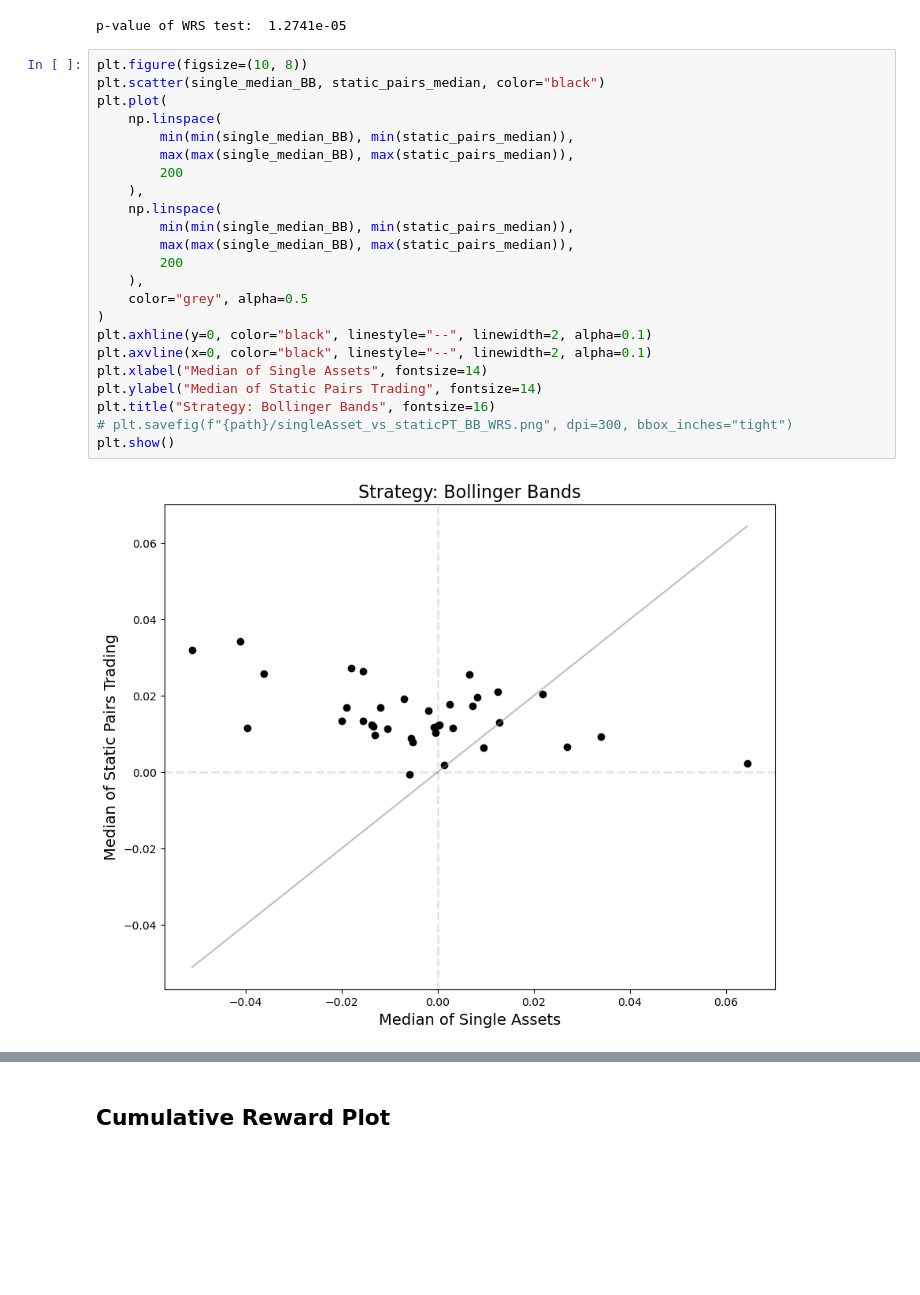
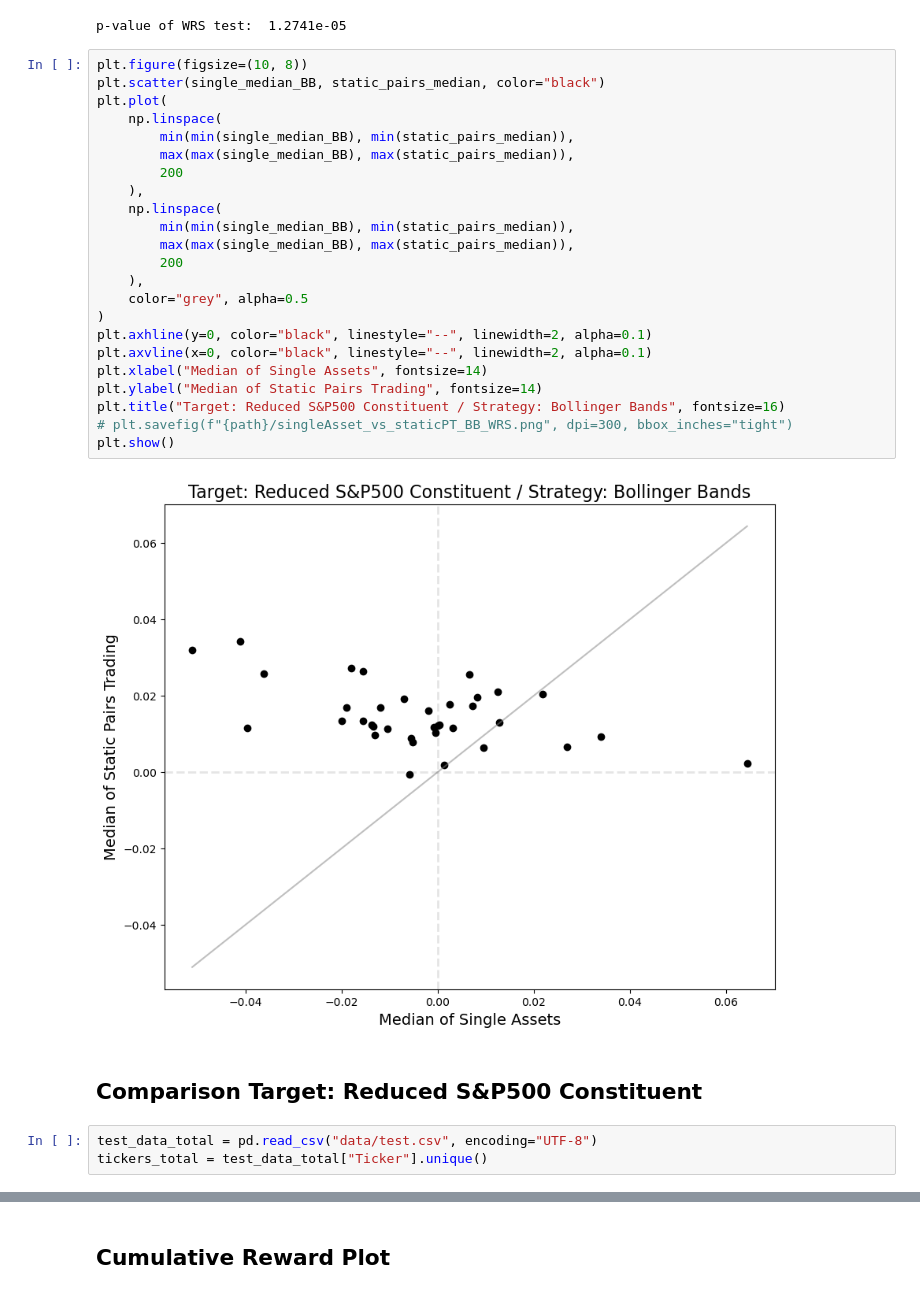
Before and after one commit to DanielHYLai/pairs-trading-with-reinforcement-learning, a Jupyter notebook: pairs-selection/comparison_oos_pairs_reduced.ipynb, the cells around one changed output, grey strips where cells are left out. Drawn from its saved outputs; the diff is of its cells as text; blank space fills up the shorter version.

```diff
--- a/pairs-selection/comparison_oos_pairs_reduced.ipynb
+++ b/pairs-selection/comparison_oos_pairs_reduced.ipynb
@@ -232,25 +232,30 @@ p-value of WRS test:  1.2741e-05
 # %%
 plt.figure(figsize=(10, 8))
 plt.scatter(single_median_BB, static_pairs_median, color="black")
 plt.plot(
     np.linspace(
         min(min(single_median_BB), min(static_pairs_median)),
         max(max(single_median_BB), max(static_pairs_median)),
         200
     ),
     np.linspace(
         min(min(single_median_BB), min(static_pairs_median)),
         max(max(single_median_BB), max(static_pairs_median)),
         200
     ),
     color="grey", alpha=0.5
 )
 plt.axhline(y=0, color="black", linestyle="--", linewidth=2, alpha=0.1)
 plt.axvline(x=0, color="black", linestyle="--", linewidth=2, alpha=0.1)
 plt.xlabel("Median of Single Assets", fontsize=14)
 plt.ylabel("Median of Static Pairs Trading", fontsize=14)
-plt.title("Strategy: Bollinger Bands", fontsize=16)
+plt.title("Target: Reduced S&P500 Constituent / Strategy: Bollinger Bands", fontsize=16)
 # plt.savefig(f"{path}/singleAsset_vs_staticPT_BB_WRS.png", dpi=300, bbox_inches="tight")
 plt.show()
 # %% [output]
-[figure, old version]
+[figure, new version]
+# %% [markdown]
+## Comparison Target: Reduced S&P500 Constituent
+# %%
+test_data_total = pd.read_csv("data/test.csv", encoding="UTF-8")
+tickers_total = test_data_total["Ticker"].unique()
```
Also changed, not shown: parts of 31 cells of this notebook, 2 other files.
